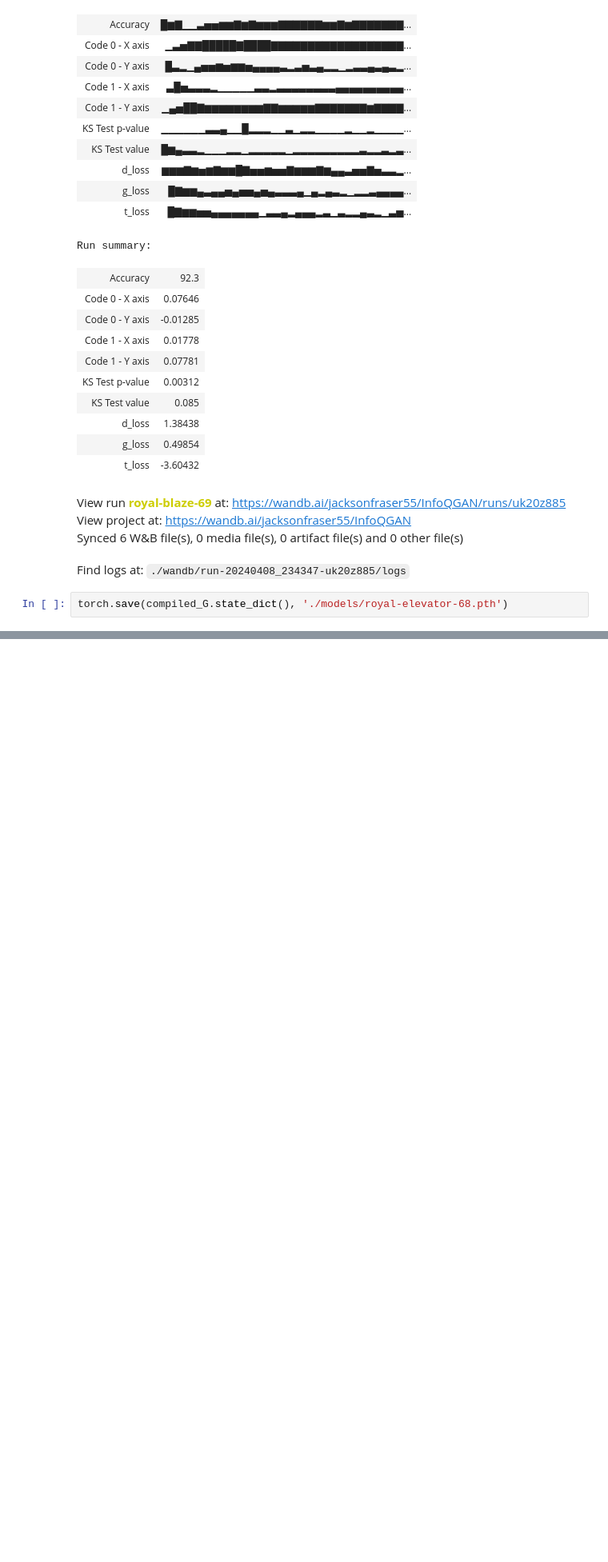
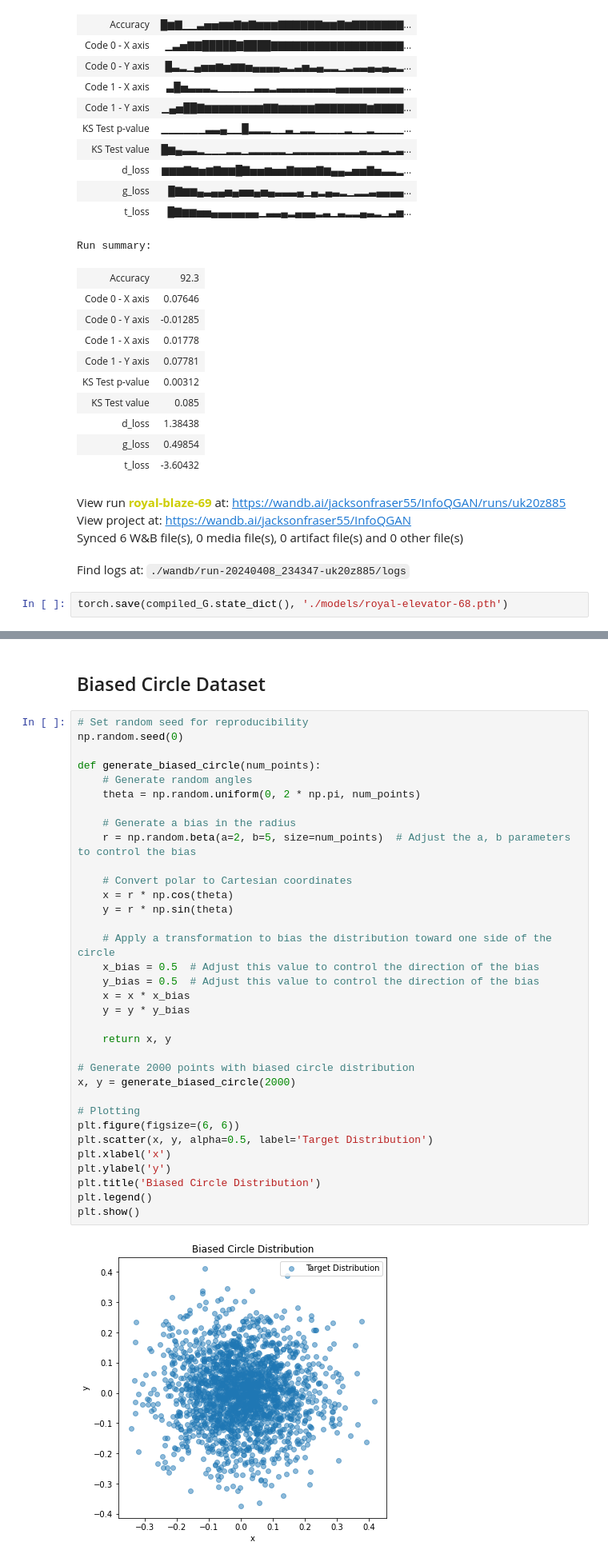
Before and after one commit to JacksonnF/InfoQGAN, a Jupyter notebook: experiments/InfoQGAN.ipynb, the cells around one changed output, grey strips where cells are left out. Shown at 80% size. Saved outputs shown, nothing was run; the diff lists cells and outputs as text; blank space fills up the shorter version.

```diff
--- a/experiments/InfoQGAN.ipynb
+++ b/experiments/InfoQGAN.ipynb
@@ -374,0 +496,38 @@ NameError: name 'compiled_G' is not defined
+# %% [markdown]
+## Biased Circle Dataset
+# %%
+# Set random seed for reproducibility
+np.random.seed(0)
+
+def generate_biased_circle(num_points):
+    # Generate random angles
+    theta = np.random.uniform(0, 2 * np.pi, num_points)
+
+    # Generate a bias in the radius
+    r = np.random.beta(a=2, b=5, size=num_points)  # Adjust the a, b parameters to control the bias
+
+    # Convert polar to Cartesian coordinates
+    x = r * np.cos(theta)
+    y = r * np.sin(theta)
+
+    # Apply a transformation to bias the distribution toward one side of the circle
+    x_bias = 0.5  # Adjust this value to control the direction of the bias
+    y_bias = 0.5  # Adjust this value to control the direction of the bias
+    x = x * x_bias
+    y = y * y_bias
+
+    return x, y
+
+# Generate 2000 points with biased circle distribution
+x, y = generate_biased_circle(2000)
+
+# Plotting
+plt.figure(figsize=(6, 6))
+plt.scatter(x, y, alpha=0.5, label='Target Distribution')
+plt.xlabel('x')
+plt.ylabel('y')
+plt.title('Biased Circle Distribution')
+plt.legend()
+plt.show()
+# %% [output]
+[figure, added]
```
Also changed, not shown: parts of 7 cells of this notebook.
